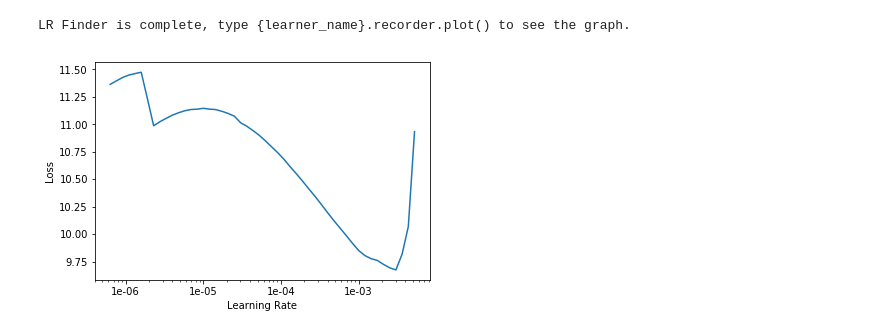
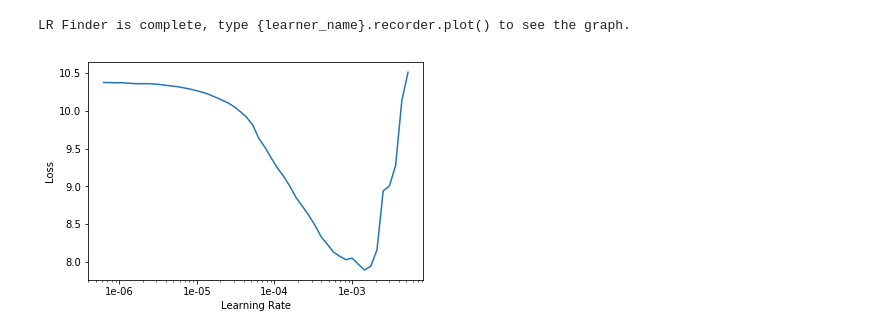
Before and after one commit to fg91/Neural-Image-Caption-Generation-Tutorial, a Jupyter notebook: Tutorial - Show, Attend and Tell.ipynb, the cells around one changed output. Saved outputs shown, nothing was run; the diff lists cells and outputs as text; code cells hidden in the pictures.

Commit message:
Model learns

```diff
--- a/Tutorial - Show, Attend and Tell.ipynb
+++ b/Tutorial - Show, Attend and Tell.ipynb
@@ -397,15 +370,15 @@ def create_emb(wordvecs, itos, emb_sz):
 def MLP(n_in, n_out, p=0.1):
     return nn.Sequential(
         Flatten(),
-        nn.BatchNorm1d(n_in),
-        nn.Dropout(p),
-        nn.Linear(in_features=n_in, out_features=n_in, bias=True),
-        nn.ReLU(),
-        nn.BatchNorm1d(n_in),
-        nn.Dropout(p),
-        nn.Linear(in_features=n_in, out_features=n_in, bias=True),
-        nn.ReLU(),
-        nn.Linear(in_features=n_in, out_features=n_out, bias=True)
+        #nn.BatchNorm1d(n_in),
+        #nn.Dropout(p),
+        #nn.Linear(in_features=n_in, out_features=n_in, bias=True),
+        #nn.ReLU(),
+        #nn.BatchNorm1d(n_in),
+        #nn.Dropout(p),
+        #nn.Linear(in_features=n_in, out_features=n_in, bias=True),
+        #nn.ReLU(),
+        nn.Linear(in_features=n_in, out_features=n_out) #, bias=True)
     )
 # %%
 class Encoder(nn.Module):
@@ -474,7 +447,7 @@ class ImageCaptionGenerator(nn.Module):
         self.att = VisualAttention(num_filters, emb_sz, 500)
 
         # Decoder
-        self.emb = create_emb(wordvecs, itos, emb_sz)
+        self.emb = nn.Embedding(len(itos), emb_sz) #create_emb(wordvecs, itos, emb_sz)
         self.rnn_dec = nn.GRU(num_filters + emb_sz, emb_sz, num_layers=n_layers, dropout=0.1)  # 0.1 square to enable weight tying
         self.out_drop = nn.Dropout(0.1) #0.35
         self.out = nn.Linear(emb_sz, len(itos))
@@ -482,6 +455,10 @@ class ImageCaptionGenerator(nn.Module):
         self.f_b = nn.Linear(emb_sz, num_filters)  # Section 4.2.1 in Xu et al. (2015)
 
         self.prob_teach_forcing = prob_teach_forcing
+        self.initializer()
+
+    def initializer(self):
+        self.emb.weight.data.uniform_(-0.1, 0.1)
 
     def forward(self, x, y=None):
         #pdb.set_trace()
@@ -498,14 +475,14 @@ class ImageCaptionGenerator(nn.Module):
             dec_output, h, alpha = self.decode_step(dec_inp, h)
             res.append(dec_output)
             alphas.append(alpha)
+
             dec_inp = dec_output.data.max(1)[1]  # [1] to get argmax
-            if (dec_inp == 1).all():
+
+            if (dec_inp == 1).all() or (y is not None and i >= len(y)):
                 break
 
             # teacher forcing
             if self.training and (self.prob_teach_forcing > 0) and (random.random() < self.prob_teach_forcing):
-                if i >= len(y):
-                    break  # nothing to whisper
                 dec_inp = y[i].to(self.device)
 
         return torch.stack(res), torch.stack(alphas)
@@ -528,13 +505,13 @@ In the beginning the caption generator will produce only random sentences. We ca
 # %%
 @dataclass
 class TeacherForcingCallback(Callback):
-    def __init__(self, learn:Learner):
+    def __init__(self, learn:Learner, decay_epochs=45):
         super().__init__()
         self.learn = learn
-        self.batches_per_epoch = len(self.learn.data.train_ds)//self.learn.data.batch_size + 1
+        self.decay_iterations = decay_epochs * len(self.learn.data.train_ds) // self.learn.data.batch_size
 
-    def on_batch_begin(self, num_batch: int, epoch: int, **kwargs: Any) -> None:
-        self.learn.model.prob_teach_forcing = (self.batches_per_epoch-num_batch) * 1/self.batches_per_epoch if epoch == 0 else 0
+    def on_batch_begin(self, iteration: int, **kwargs: Any) -> None:
+        self.learn.model.prob_teach_forcing = (self.decay_iterations-iteration) * 1/self.decay_iterations if iteration < self.decay_iterations else 0
 # %% [markdown]
 #### Loss function
 # %%
@@ -591,5 +569,5 @@ class BleuMetric(Callback):
         assert len(self.references) == len(self.candidates)
         return add_metrics(last_metrics, corpus_bleu(self.references, self.candidates))
 # %%
-imgCapGen = ImageCaptionGenerator(gpu, 14, 2048, vec_dict, vocab.itos, emb_sz, 30, n_layers)
+imgCapGen = ImageCaptionGenerator(gpu, 14, 2048, None, vocab.itos, emb_sz, 30, n_layers) # vec_dict
 # %% [output]
@@ -606,9 +584,9 @@ learn.lr_find()
 [interactive output not drawn]
 LR Finder is complete, type {learner_name}.recorder.plot() to see the graph.
 # %%
-learn.recorder.plot(skip_end=3)
+learn.recorder.plot(skip_end=10)
 # %% [output]
-[figure, old version]
+[figure, new version]
 # %%
 lr = 4e-4
 # %%
```
Also changed, not shown: parts of 23 cells of this notebook.
